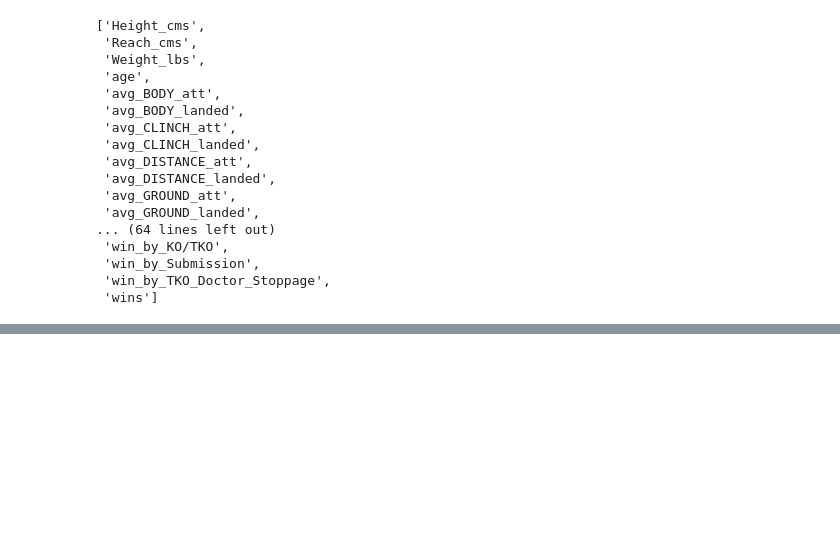
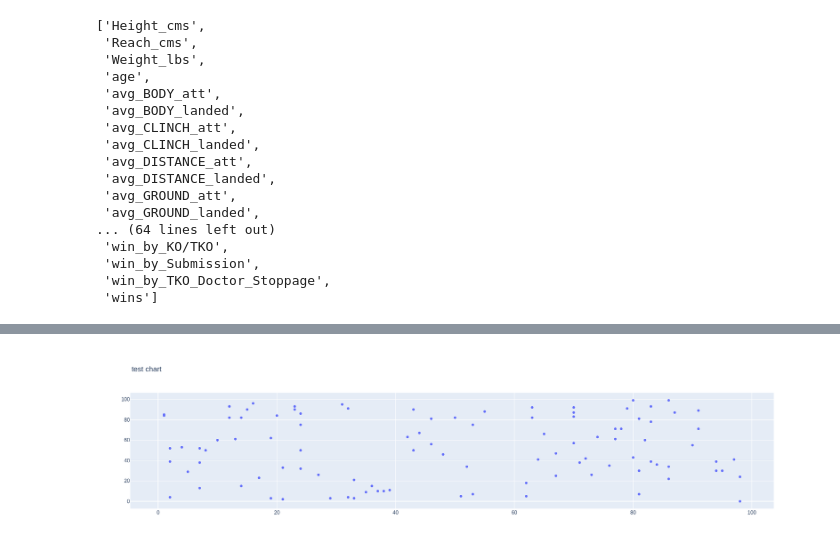
Before and after one commit to ekoly/DS-Unit-2-Applied-Modeling, a Jupyter notebook: module1/LS_DS_231_assignment.ipynb, the cells around one changed output, grey strips where cells are left out. Cells and saved outputs as stored; diff of their text form; code cells hidden in the pictures; blank space fills up the shorter version.

```diff
--- a/module1/LS_DS_231_assignment.ipynb
+++ b/module1/LS_DS_231_assignment.ipynb
@@ -301,0 +303,14 @@ fig.show()
+# %%
+# this is to test the jupyterlab-dash extension
+
+from plotly.offline import plot, iplot, init_notebook_mode
+from plotly import graph_objs as go
+
+init_notebook_mode(connected=True)
+
+iplot({
+    "data": [go.Scatter(x=np.random.randint(0, 100, 100), y=np.random.randint(0, 100, 100), mode="markers")],
+    "layout": go.Layout(title="test chart")
+})
+# %% [output]
+[figure, added]
```
Also changed, not shown: parts of 3 cells of this notebook.
